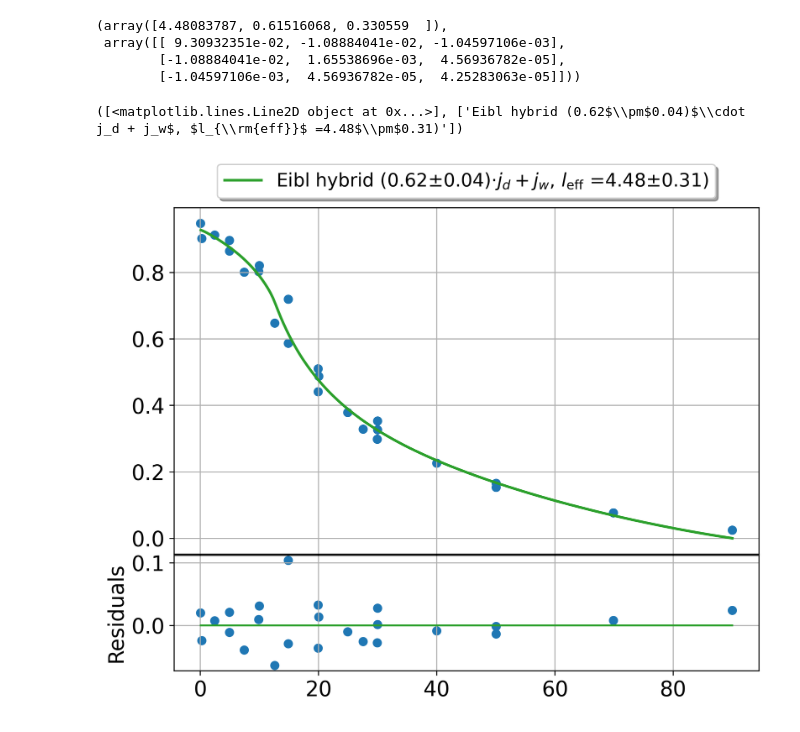
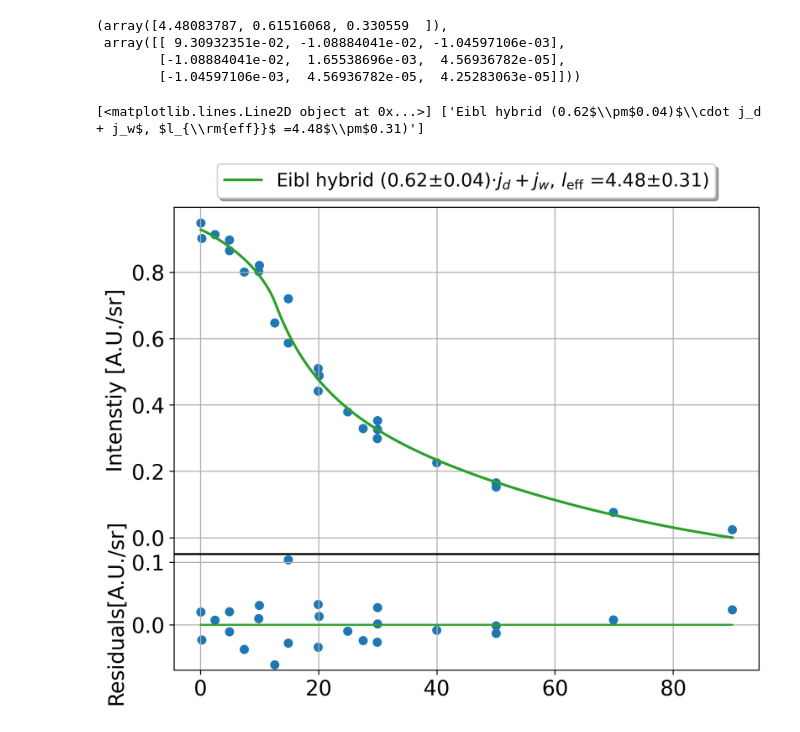
Before and after one commit to christianmatthe/wire_analysis, a Jupyter notebook: scripts/notebooks/2024-12-05_Eibl_refit_Tectra.ipynb, the cells around one changed output. Drawn from its saved outputs; the diff is of its cells as text; code cells hidden in the pictures.

```diff
--- a/scripts/notebooks/2024-12-05_Eibl_refit_Tectra.ipynb
+++ b/scripts/notebooks/2024-12-05_Eibl_refit_Tectra.ipynb
@@ -747,34 +861,35 @@ ax1.plot(xs,ys_jw_2,
                      + r"$\pm$"
                      +f"{np.sqrt(pcov[0,0]):.2f})"),
             lw= 2)
 
 ax1.scatter(data_x,data_y)
 
 ax1.set_xlabel(r"$\theta$ [deg]")
 ax1.set_ylabel(r"")
 
 #residual subplot:
 res_ys = ((data_y - f_fit(data_x*degree, *popt_abs) ))
 ax2.scatter(data_x,res_ys,
             label="residuals")
 #Plot Fit
 ax2.plot(xs, [0.0 for x in xs] , 'C2',
             )
 
-ax2.set_ylabel(r"Residuals")
+ax2.set_ylabel(r"Residuals[A.U./sr]")
+
 
 ax1.set_xlabel(r"$\theta$ [deg]")
-ax1.set_ylabel(r"")
+ax1.set_ylabel(r"Intenstiy [A.U./sr]")
 ax1.grid(True)
 
 ax1.legend(shadow=True, ncol =1,
             loc='lower center', bbox_to_anchor=(0.5, 1),
             fontsize = 14
             )
 handles, labels = ax1.get_legend_handles_labels()
 print(handles, labels)
 plt.tight_layout()
 plt.grid(True)
 # %% [output]
-([<matplotlib.lines.Line2D object at 0x...>], ['Eibl hybrid (0.62$\\pm$0.04)$\\cdot j_d + j_w$, $l_{\\rm{eff}}$ =4.48$\\pm$0.31)'])
+[<matplotlib.lines.Line2D object at 0x...>] ['Eibl hybrid (0.62$\\pm$0.04)$\\cdot j_d + j_w$, $l_{\\rm{eff}}$ =4.48$\\pm$0.31)']
-[figure, old version]
+[figure, new version]
```
Also changed, not shown: parts of 9 cells of this notebook, 4 other files.
